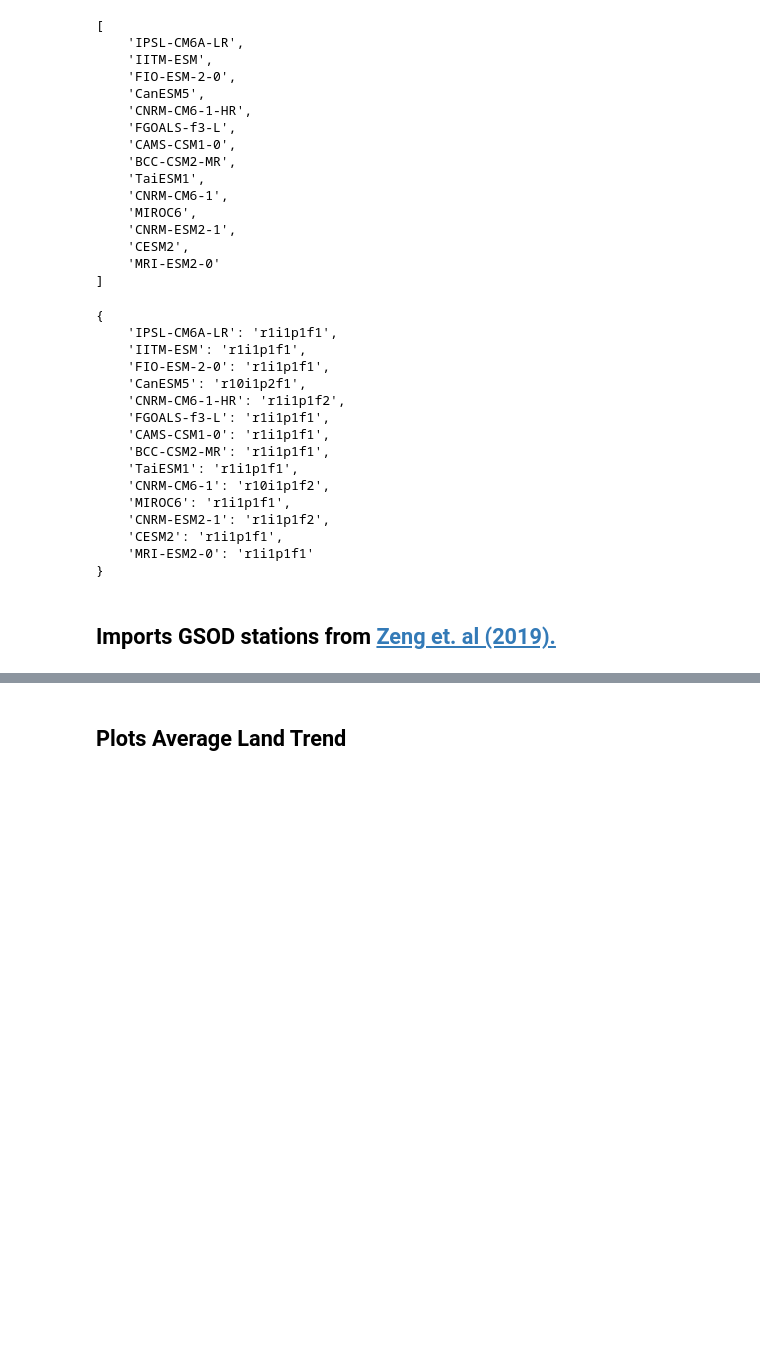
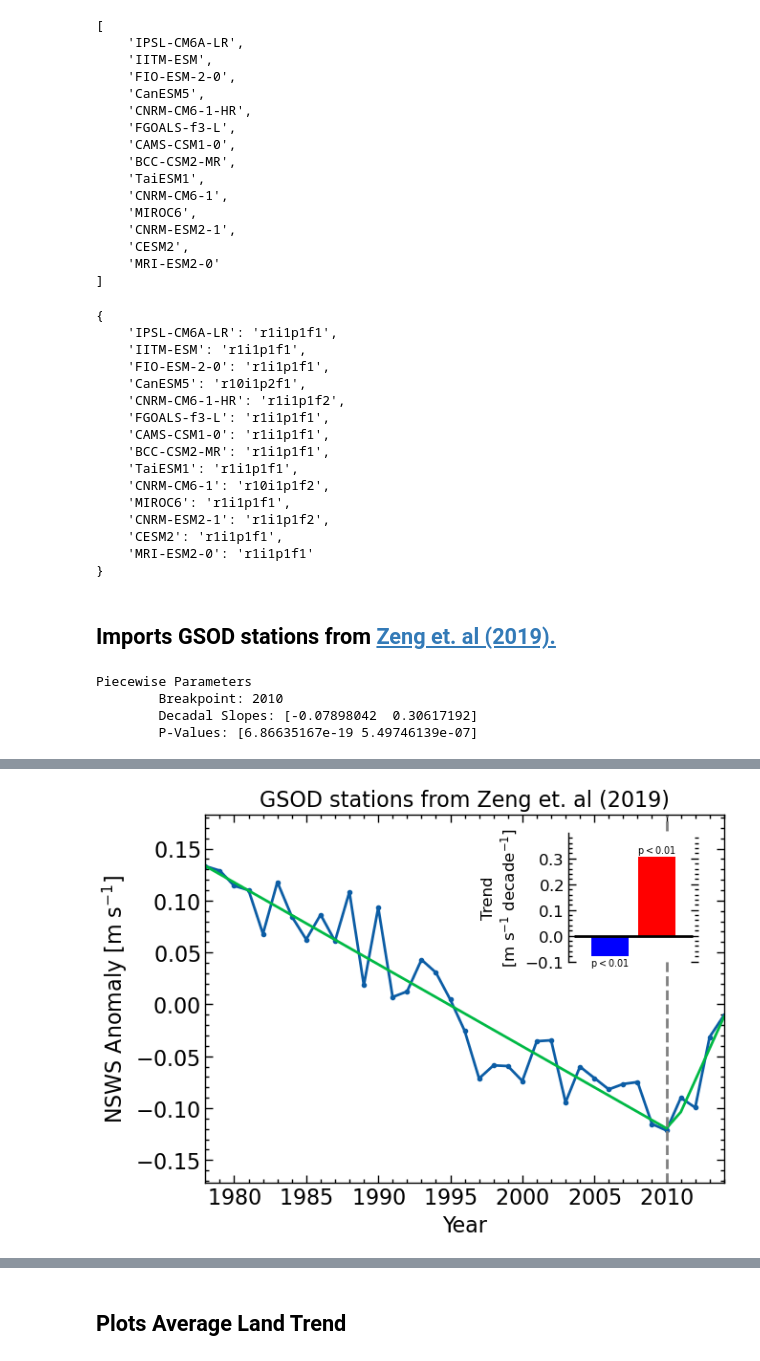
Before and after one commit to ivalencius/winds-of-change, a Jupyter notebook: amip_validation.ipynb, the cells around one changed output, grey strips where cells are left out. Drawn from its saved outputs; the diff is of its cells as text; code cells hidden in the pictures; blank space fills up the shorter version.

Commit message:
edited plot options

```diff
--- a/amip_validation.ipynb
+++ b/amip_validation.ipynb
@@ -230,13 +230,13 @@ gsod = xr.Dataset(
             }
     )
 # Get yearly data
-obs_wind = gsod.GSOD.groupby('year').mean('station')
-# Convert to anomaly
-obs_anom = obs_wind - obs_wind.mean('year')
+anom = gsod.GSOD - gsod.GSOD.mean('year')
+obs_anom = anom.groupby('year').mean('station') # means
+# obs_q = anom.groupby('year').quantile([0.25, 0.75], dim='station') # quantiles
 # Construct years out of numpy datetime to use for regression
 years = np.arange(1978, 2015)
+
 # Compute gsod piecewise linear fit
-
 my_pwlf = pwlf.PiecewiseLinFit(years, obs_anom)
 breaks = my_pwlf.fit(2)
 break_year = int(breaks[1])
@@ -245,13 +245,16 @@ p_vals = my_pwlf.p_values()[1:]  # betas are [intercept, slope1, slope2, ...]
 print(f'Piecewise Parameters\n\tBreakpoint: {break_year}\n\tDecadal Slopes: {slopes}\n\tP-Values: {p_vals}')
 y_hat = my_pwlf.predict(years)
 
+# Make plot
 fig, ax = plt.subplots(figsize=(7, 5), nrows=1, ncols=1)
 ax_min = min(obs_anom) - 0.05
 ax_max = max(obs_anom) + 0.05
-ax.plot(years, obs_anom, marker='-o')
+ax.plot(years, obs_anom, linestyle='-', marker='o')
 ax.plot(years, y_hat, '-')
 ax.vlines(break_year, ax_min, ax_max, color='gray', linestyle='--')
 ax.set_ylim(ax_min, ax_max)
+ax.set_xlim(1978, 2014)
+# ax.fill_between(years, obs_q.isel(quantile=0), obs_q.isel(quantile=1), color='red', alpha=0.1)
 # Add small annotation
 ins = ax.inset_axes([0.7, 0.6, 0.25, 0.35])
 pos = slopes > 0
@@ -293,3 +296,8 @@ ax.set_xlabel('Year')
 ax.set_ylabel('NSWS Anomaly [m s$^{-1}$]')
 ax.set_title('GSOD stations from Zeng et. al (2019)')
 plt.show()
+# %% [output]
+Piecewise Parameters
+        Breakpoint: 2010
+        Decadal Slopes: [-0.07898042  0.30617192]
+        P-Values: [6.86635167e-19 5.49746139e-07]
@@ -295,0 +305 @@ plt.show()
+[figure, added]
```
Also changed, not shown: parts of 2 cells of this notebook.
